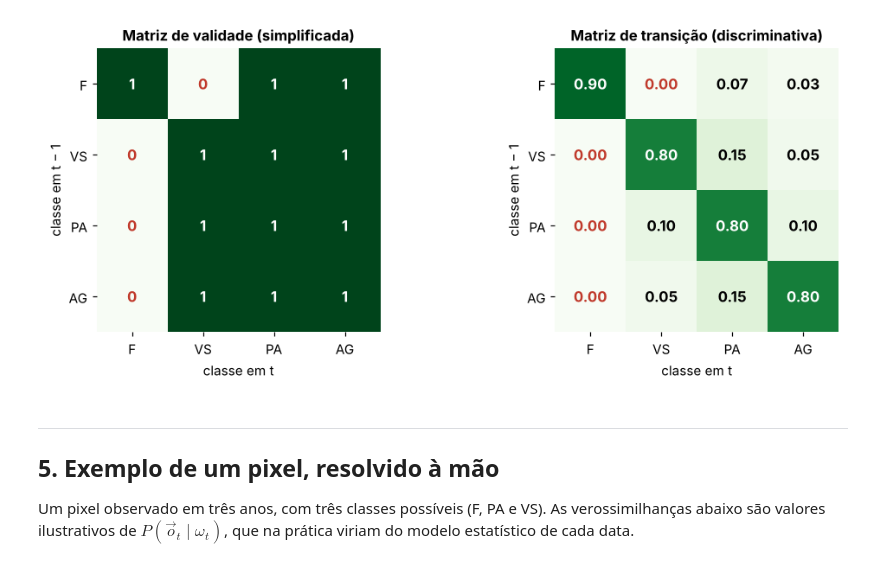
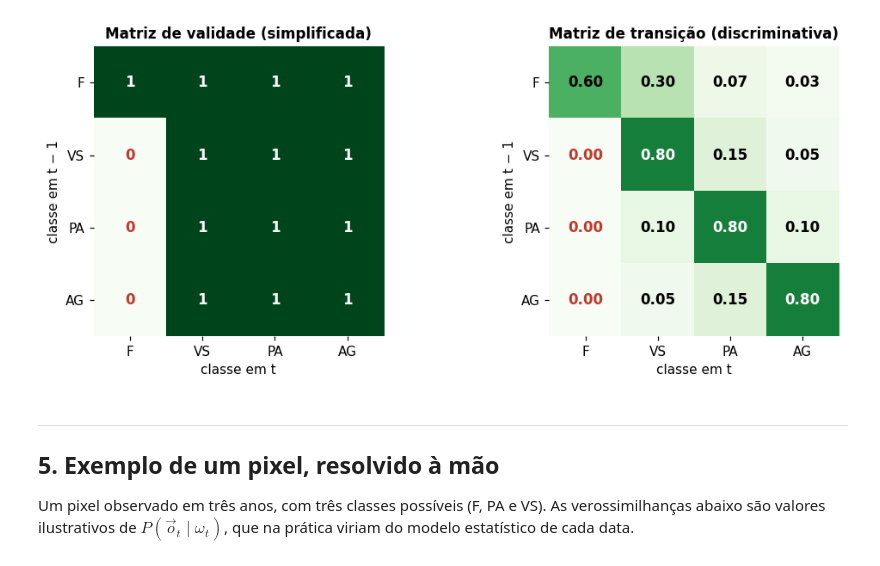
Before and after one commit to vdlucas-queiroz/CMAP_FTL, a Jupyter notebook: CMAP_teoria_e_aplicacao.ipynb, the cells around one changed output. Saved outputs shown, nothing was run; the diff lists cells and outputs as text; code cells hidden in the pictures.

```diff
--- a/CMAP_teoria_e_aplicacao.ipynb
+++ b/CMAP_teoria_e_aplicacao.ipynb
@@ -184,33 +183,33 @@ Abaixo estão as duas matrizes usadas no restante do notebook. A lógica é a de
 # %%
 # Matriz de VALIDADE (abordagem simplificada): 1 = transição possível, 0 = impossível
-VALIDADE = pd.DataFrame([[1, 0, 1, 1],    # F  -> F, PA, AG   (desmatamento)
+VALIDADE = pd.DataFrame([[1, 1, 1, 1],    # F  -> F, PA, AG   (desmatamento)
                          [0, 1, 1, 1],    # VS -> VS, PA, AG  (nova supressão)
                          [0, 1, 1, 1],    # PA -> VS (abandono), PA, AG
                          [0, 1, 1, 1]],   # AG -> VS, PA, AG
                         index=CLASSES, columns=CLASSES, dtype=float)
 
 # Matriz de PROBABILIDADES de transição (abordagem discriminativa): cada linha soma 1 (Eq. 2.13)
-DISCRIMINATIVA = pd.DataFrame([[0.90, 0.00, 0.07, 0.03],
+DISCRIMINATIVA = pd.DataFrame([[0.60, 0.30, 0.07, 0.03],
                                [0.00, 0.80, 0.15, 0.05],
                                [0.00, 0.10, 0.80, 0.10],
                                [0.00, 0.05, 0.15, 0.80]],
                               index=CLASSES, columns=CLASSES)
 assert np.allclose(DISCRIMINATIVA.sum(axis=1), 1), 'Eq. 2.13 violada'
 assert ((DISCRIMINATIVA > 0) == (VALIDADE > 0)).all().all(), 'as duas matrizes devem ter as mesmas transições possíveis'
 
 fig, axes = plt.subplots(1, 2, figsize=(10, 4))
 for ax, (titulo, m, fmt) in zip(axes, [('Matriz de validade (simplificada)', VALIDADE, '{:.0f}'),
                                        ('Matriz de transição (discriminativa)', DISCRIMINATIVA, '{:.2f}')]):
     ax.imshow(m.to_numpy(), cmap='Greens', vmin=0, vmax=1)
     for (i, j), v in np.ndenumerate(m.to_numpy()):
         ax.text(j, i, fmt.format(v), ha='center', va='center', fontsize=11,
                 color='white' if v > 0.6 else ('#c0392b' if v == 0 else 'black'), fontweight='bold')
     ax.set_xticks(range(K), CLASSES); ax.set_yticks(range(K), CLASSES)
     ax.set_xlabel('classe em t'); ax.set_ylabel('classe em t − 1'); ax.set_title(titulo)
     ax.spines[:].set_visible(False)
 plt.tight_layout(); plt.show()
 # %% [output]
-[figure, old version]
+[figure, new version]
 # %% [markdown]
 ---
 ## 5. Exemplo de um pixel, resolvido à mão
```
Also changed, not shown: parts of 21 cells of this notebook.
